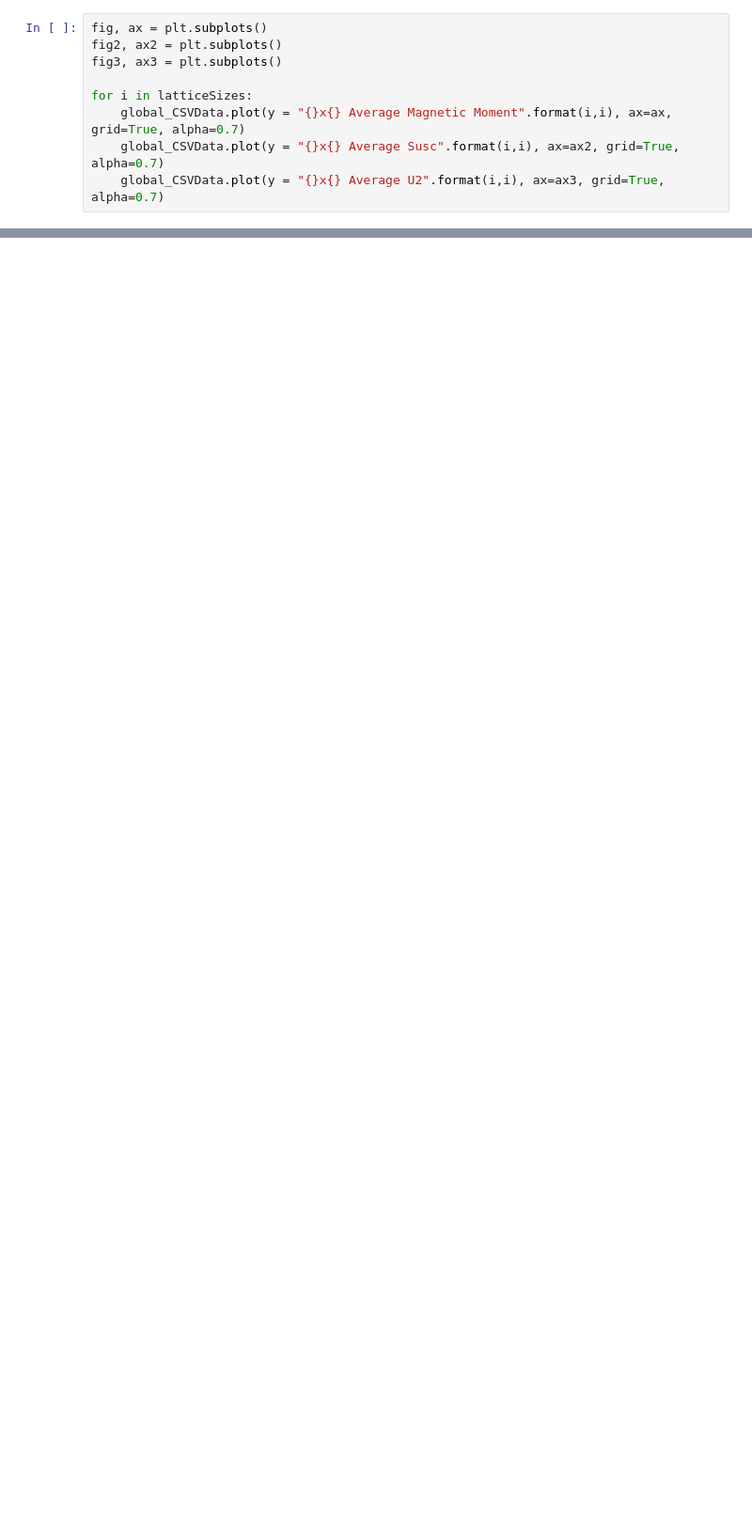
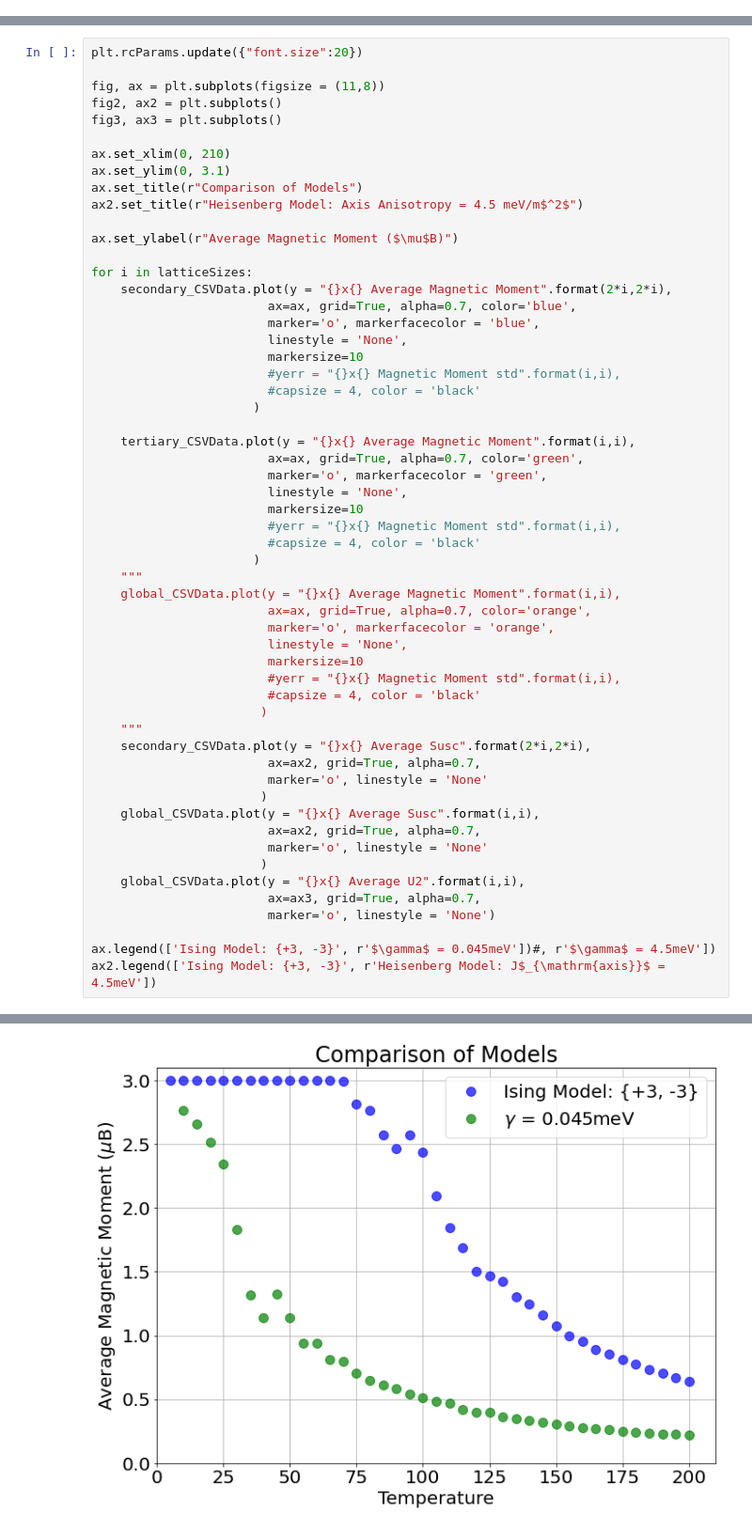
Before and after one commit to shellofnuts/Modified_Ising_Model, a Jupyter notebook: Lattice_Analysis.ipynb, the cells around one changed output, grey strips where cells are left out. Shown: that part at 94% size. Drawn from its saved outputs; the diff is of its cells as text; blank space fills up the shorter version.

Commit message:
Updated Notebook & Ising Model
Updated notebook for displaying multiple graphs.

Implemented an Ising model of the MnPc lattice, replicated the JACS paper.

```diff
--- a/Lattice_Analysis.ipynb
+++ b/Lattice_Analysis.ipynb
@@ -19,9 +15,0 @@ To retain the current behavior and silence the warning, pass 'sort=True'.
-# %%
-fig, ax = plt.subplots()
-fig2, ax2 = plt.subplots()
-fig3, ax3 = plt.subplots()
-
-for i in latticeSizes:
-    global_CSVData.plot(y = "{}x{} Average Magnetic Moment".format(i,i), ax=ax, grid=True, alpha=0.7)
-    global_CSVData.plot(y = "{}x{} Average Susc".format(i,i), ax=ax2, grid=True, alpha=0.7)
-    global_CSVData.plot(y = "{}x{} Average U2".format(i,i), ax=ax3, grid=True, alpha=0.7)
@@ -31,0 +16,57 @@ for i in latticeSizes:
+# %%
+plt.rcParams.update({"font.size":20})
+
+fig, ax = plt.subplots(figsize = (11,8))
+fig2, ax2 = plt.subplots()
+fig3, ax3 = plt.subplots()
+
+ax.set_xlim(0, 210)
+ax.set_ylim(0, 3.1)
+ax.set_title(r"Comparison of Models")
+ax2.set_title(r"Heisenberg Model: Axis Anisotropy = 4.5 meV/m$^2$")
+
+ax.set_ylabel(r"Average Magnetic Moment ($\mu$B)")
+
+for i in latticeSizes:
+    secondary_CSVData.plot(y = "{}x{} Average Magnetic Moment".format(2*i,2*i),
+                        ax=ax, grid=True, alpha=0.7, color='blue',
+                        marker='o', markerfacecolor = 'blue',
+                        linestyle = 'None',
+                        markersize=10
+                        #yerr = "{}x{} Magnetic Moment std".format(i,i),
+                        #capsize = 4, color = 'black'
+                      )
+
+    tertiary_CSVData.plot(y = "{}x{} Average Magnetic Moment".format(i,i),
+                        ax=ax, grid=True, alpha=0.7, color='green',
+                        marker='o', markerfacecolor = 'green',
+                        linestyle = 'None',
+                        markersize=10
+                        #yerr = "{}x{} Magnetic Moment std".format(i,i),
+                        #capsize = 4, color = 'black'
+                      )
+    """
+    global_CSVData.plot(y = "{}x{} Average Magnetic Moment".format(i,i),
+                        ax=ax, grid=True, alpha=0.7, color='orange',
+                        marker='o', markerfacecolor = 'orange',
+                        linestyle = 'None',
+                        markersize=10
+                        #yerr = "{}x{} Magnetic Moment std".format(i,i),
+                        #capsize = 4, color = 'black'
+                       )
+    """
+    secondary_CSVData.plot(y = "{}x{} Average Susc".format(2*i,2*i),
+                        ax=ax2, grid=True, alpha=0.7,
+                        marker='o', linestyle = 'None'
+                       )
+    global_CSVData.plot(y = "{}x{} Average Susc".format(i,i),
+                        ax=ax2, grid=True, alpha=0.7,
+                        marker='o', linestyle = 'None'
+                       )
+    global_CSVData.plot(y = "{}x{} Average U2".format(i,i),
+                        ax=ax3, grid=True, alpha=0.7,
+                        marker='o', linestyle = 'None')
+
+ax.legend(['Ising Model: {+3, -3}', r'$\gamma$ = 0.045meV'])#, r'$\gamma$ = 4.5meV'])
+ax2.legend(['Ising Model: {+3, -3}', r'Heisenberg Model: J$_{\mathrm{axis}}$ = 4.5meV'])
+# %% [output]
@@ -31,0 +74 @@ for i in latticeSizes:
+[figure, added]
```
Also changed, not shown: parts of 4 cells of this notebook, 1 other file.
